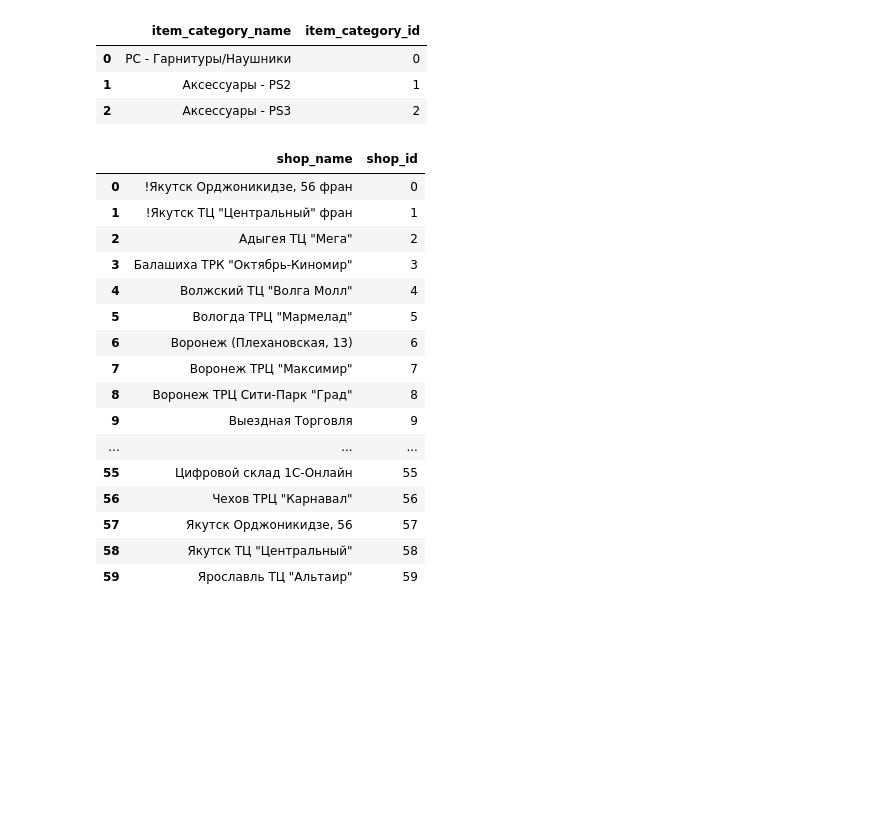
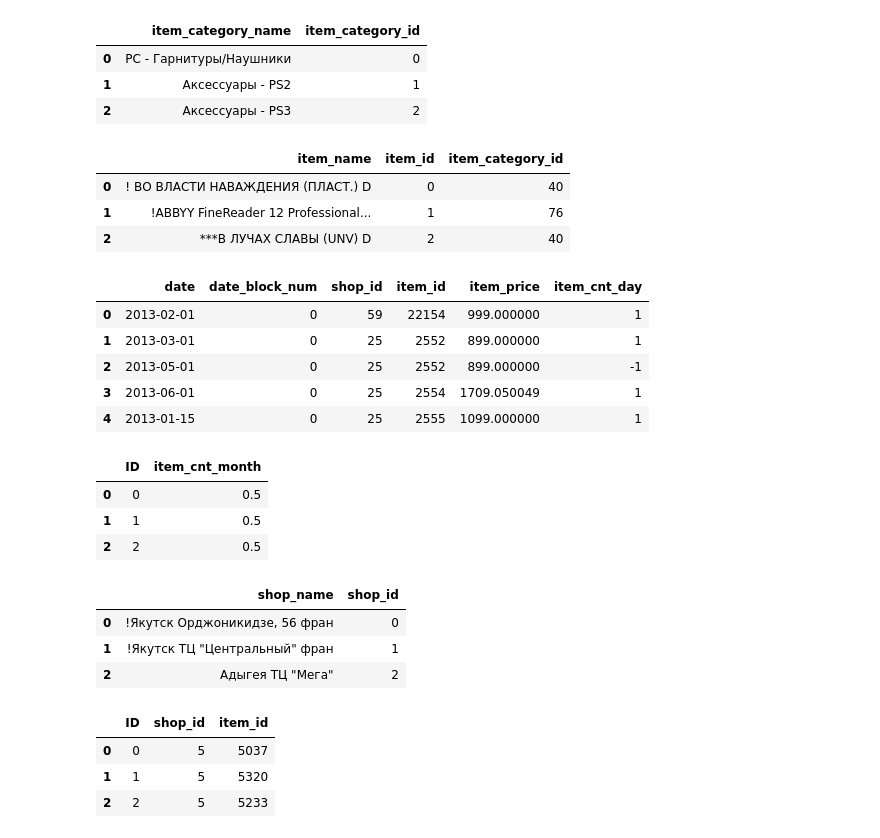
Before and after one commit to Evgeniy-2000/ML_practice_project, a Jupyter notebook: Main.ipynb, the cells around one changed output. Drawn from its saved outputs; the diff is of its cells as text; code cells hidden in the pictures; blank space fills up the shorter version.

```diff
--- a/Main.ipynb
+++ b/Main.ipynb
@@ -10,23 +20,40 @@ item_categories.head(3)
 | 0 | PC - Гарнитуры/Наушники | 0 |
 | 1 | Аксессуары - PS2 | 1 |
 | 2 | Аксессуары - PS3 | 2 |
+# %%
+items.head(3)
+# %% [output]
+|  | item_name | item_id | item_category_id |
+| 0 | ! ВО ВЛАСТИ НАВАЖДЕНИЯ (ПЛАСТ.) D | 0 | 40 |
+| 1 | !ABBYY FineReader 12 Professional... | 1 | 76 |
+| 2 | ***В ЛУЧАХ СЛАВЫ (UNV) D | 2 | 40 |
+# %%
+sales_train.head()
+# %% [output]
+|  | date | date_block_num | shop_id | item_id | item_price | item_cnt_day |
+| 0 | 2013-02-01 | 0 | 59 | 22154 | 999.000000 | 1 |
+| 1 | 2013-03-01 | 0 | 25 | 2552 | 899.000000 | 1 |
+| 2 | 2013-05-01 | 0 | 25 | 2552 | 899.000000 | -1 |
+| 3 | 2013-06-01 | 0 | 25 | 2554 | 1709.050049 | 1 |
+| 4 | 2013-01-15 | 0 | 25 | 2555 | 1099.000000 | 1 |
+# %%
+sample_submissions.head(3)
+# %% [output]
+|  | ID | item_cnt_month |
+| 0 | 0 | 0.5 |
+| 1 | 1 | 0.5 |
+| 2 | 2 | 0.5 |
 # %%
-shops
+shops.head(3)
 # %% [output]
 |  | shop_name | shop_id |
 | 0 | !Якутск Орджоникидзе, 56 фран | 0 |
 | 1 | !Якутск ТЦ "Центральный" фран | 1 |
 | 2 | Адыгея ТЦ "Мега" | 2 |
-| 3 | Балашиха ТРК "Октябрь-Киномир" | 3 |
-| 4 | Волжский ТЦ "Волга Молл" | 4 |
-| 5 | Вологда ТРЦ "Мармелад" | 5 |
-| 6 | Воронеж (Плехановская, 13) | 6 |
-| 7 | Воронеж ТРЦ "Максимир" | 7 |
-| 8 | Воронеж ТРЦ Сити-Парк "Град" | 8 |
-| 9 | Выездная Торговля | 9 |
-| ... | ... | ... |
-| 55 | Цифровой склад 1С-Онлайн | 55 |
-| 56 | Чехов ТРЦ "Карнавал" | 56 |
-| 57 | Якутск Орджоникидзе, 56 | 57 |
-| 58 | Якутск ТЦ "Центральный" | 58 |
-| 59 | Ярославль ТЦ "Альтаир" | 59 |
+# %%
+test.head(3)
+# %% [output]
+|  | ID | shop_id | item_id |
+| 0 | 0 | 5 | 5037 |
+| 1 | 1 | 5 | 5320 |
+| 2 | 2 | 5 | 5233 |
```
Also changed, not shown: parts of 14 cells of this notebook.
